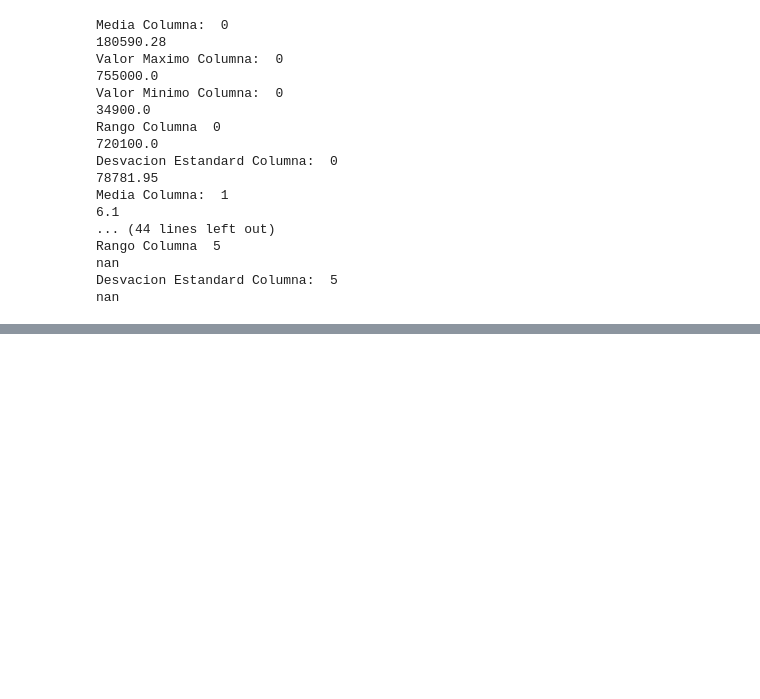
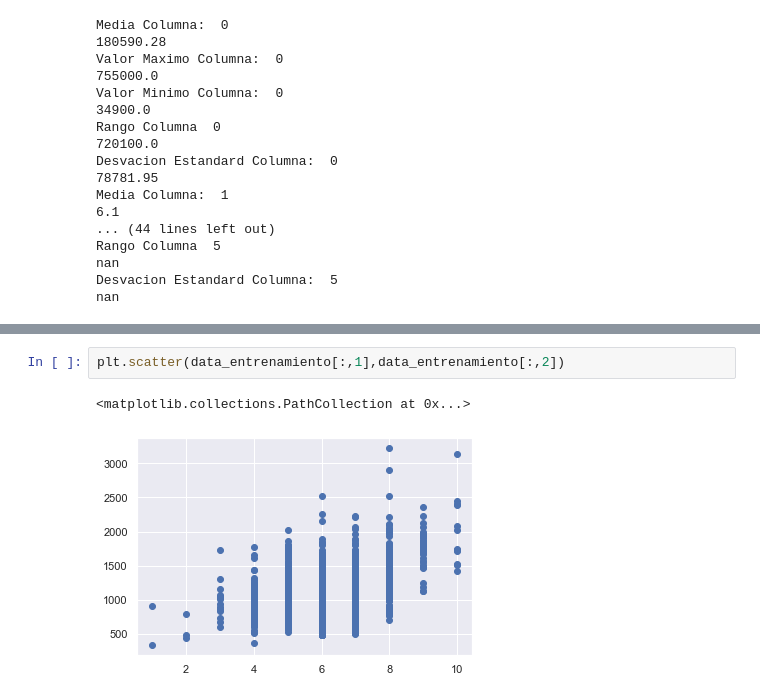
Before and after one commit to EmilioGGG/galileo, a Jupyter notebook: Proyecto_Final_CDP.ipynb, the cells around one changed output, grey strips where cells are left out. Saved outputs shown, nothing was run; the diff lists cells and outputs as text; blank space fills up the shorter version.

```diff
--- a/Proyecto_Final_CDP.ipynb
+++ b/Proyecto_Final_CDP.ipynb
@@ -124,0 +99,5 @@ sns.distplot(data_entrenamiento[:,5])
+# %%
+plt.scatter(data_entrenamiento[:,1],data_entrenamiento[:,2])
+# %% [output]
+<matplotlib.collections.PathCollection at 0x...>
+[figure, added]
```
Also changed, not shown: parts of 9 cells of this notebook.
